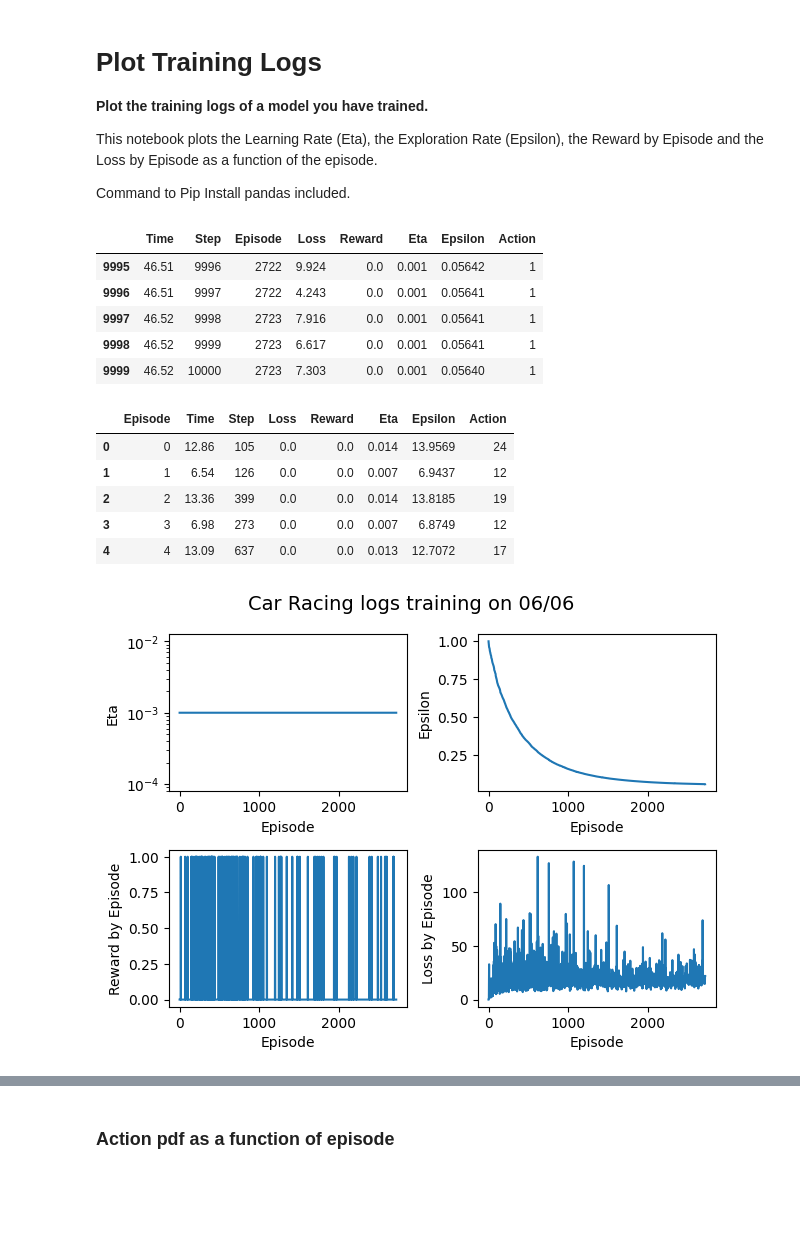
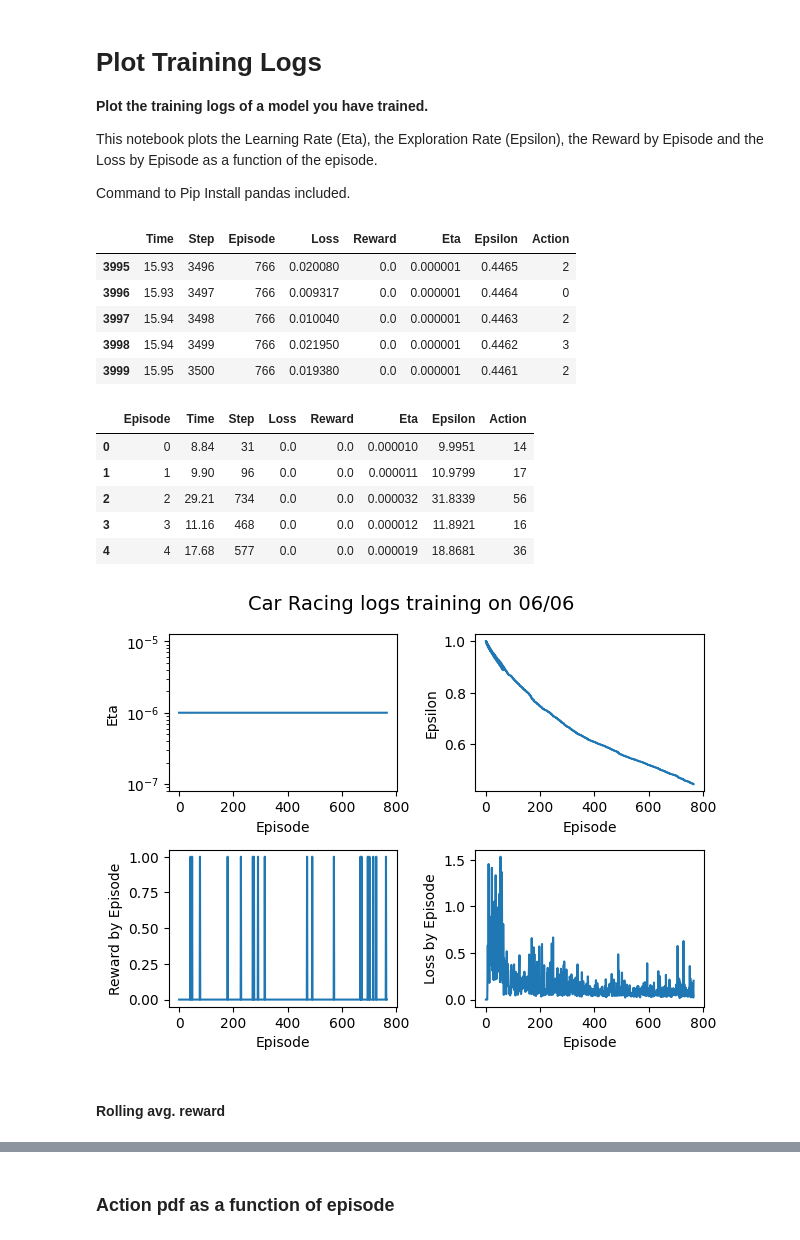
Before and after one commit to Rheyles/from-a-to-b-with-rl, a Jupyter notebook: notebooks/logs.ipynb, the cells around one changed output, grey strips where cells are left out. Saved outputs shown, nothing was run; the diff lists cells and outputs as text; code cells hidden in the pictures; blank space fills up the shorter version.

```diff
--- a/notebooks/logs.ipynb
+++ b/notebooks/logs.ipynb
@@ -13,26 +13,26 @@ import matplotlib.pyplot as plt
 import os
 # %%
 #Add path to model you have trained
-PATH = "../models/0609_1955_FrozenDQNAgentBase"
+PATH = "../models/0609_2115_FrozenDQNAgentBase"
 logs = pd.read_csv(os.path.join(PATH,"log.csv"))
 logs.tail()
 # %% [output]
 |  | Time | Step | Episode | Loss | Reward | Eta | Epsilon | Action |
-| 9995 | 46.51 | 9996 | 2722 | 9.924 | 0.0 | 0.001 | 0.05642 | 1 |
-| 9996 | 46.51 | 9997 | 2722 | 4.243 | 0.0 | 0.001 | 0.05641 | 1 |
-| 9997 | 46.52 | 9998 | 2723 | 7.916 | 0.0 | 0.001 | 0.05641 | 1 |
-| 9998 | 46.52 | 9999 | 2723 | 6.617 | 0.0 | 0.001 | 0.05641 | 1 |
-| 9999 | 46.52 | 10000 | 2723 | 7.303 | 0.0 | 0.001 | 0.05640 | 1 |
+| 3995 | 15.93 | 3496 | 766 | 0.020080 | 0.0 | 0.000001 | 0.4465 | 2 |
+| 3996 | 15.93 | 3497 | 766 | 0.009317 | 0.0 | 0.000001 | 0.4464 | 0 |
+| 3997 | 15.94 | 3498 | 766 | 0.010040 | 0.0 | 0.000001 | 0.4463 | 2 |
+| 3998 | 15.94 | 3499 | 766 | 0.021950 | 0.0 | 0.000001 | 0.4462 | 3 |
+| 3999 | 15.95 | 3500 | 766 | 0.019380 | 0.0 | 0.000001 | 0.4461 | 2 |
 # %%
 logs_by_episode = logs.groupby('Episode').sum('Reward').reset_index()
 logs_by_episode.head()
 # %% [output]
 |  | Episode | Time | Step | Loss | Reward | Eta | Epsilon | Action |
-| 0 | 0 | 12.86 | 105 | 0.0 | 0.0 | 0.014 | 13.9569 | 24 |
-| 1 | 1 | 6.54 | 126 | 0.0 | 0.0 | 0.007 | 6.9437 | 12 |
-| 2 | 2 | 13.36 | 399 | 0.0 | 0.0 | 0.014 | 13.8185 | 19 |
-| 3 | 3 | 6.98 | 273 | 0.0 | 0.0 | 0.007 | 6.8749 | 12 |
-| 4 | 4 | 13.09 | 637 | 0.0 | 0.0 | 0.013 | 12.7072 | 17 |
+| 0 | 0 | 8.84 | 31 | 0.0 | 0.0 | 0.000010 | 9.9951 | 14 |
+| 1 | 1 | 9.90 | 96 | 0.0 | 0.0 | 0.000011 | 10.9799 | 17 |
+| 2 | 2 | 29.21 | 734 | 0.0 | 0.0 | 0.000032 | 31.8339 | 56 |
+| 3 | 3 | 11.16 | 468 | 0.0 | 0.0 | 0.000012 | 11.8921 | 16 |
+| 4 | 4 | 17.68 | 577 | 0.0 | 0.0 | 0.000019 | 18.8681 | 36 |
 # %%
 def plot_logs(logs, title):
 
@@ -74,4 +74,6 @@ def plot_logs(logs, title):
 # %%
 plot_logs(logs, 'Car Racing logs training on 06/06')
 # %% [output]
-[figure, old version]
+[figure, new version]
+# %% [markdown]
+#### Rolling avg. reward
```
Also changed, not shown: parts of 5 cells of this notebook, 5 other files.
